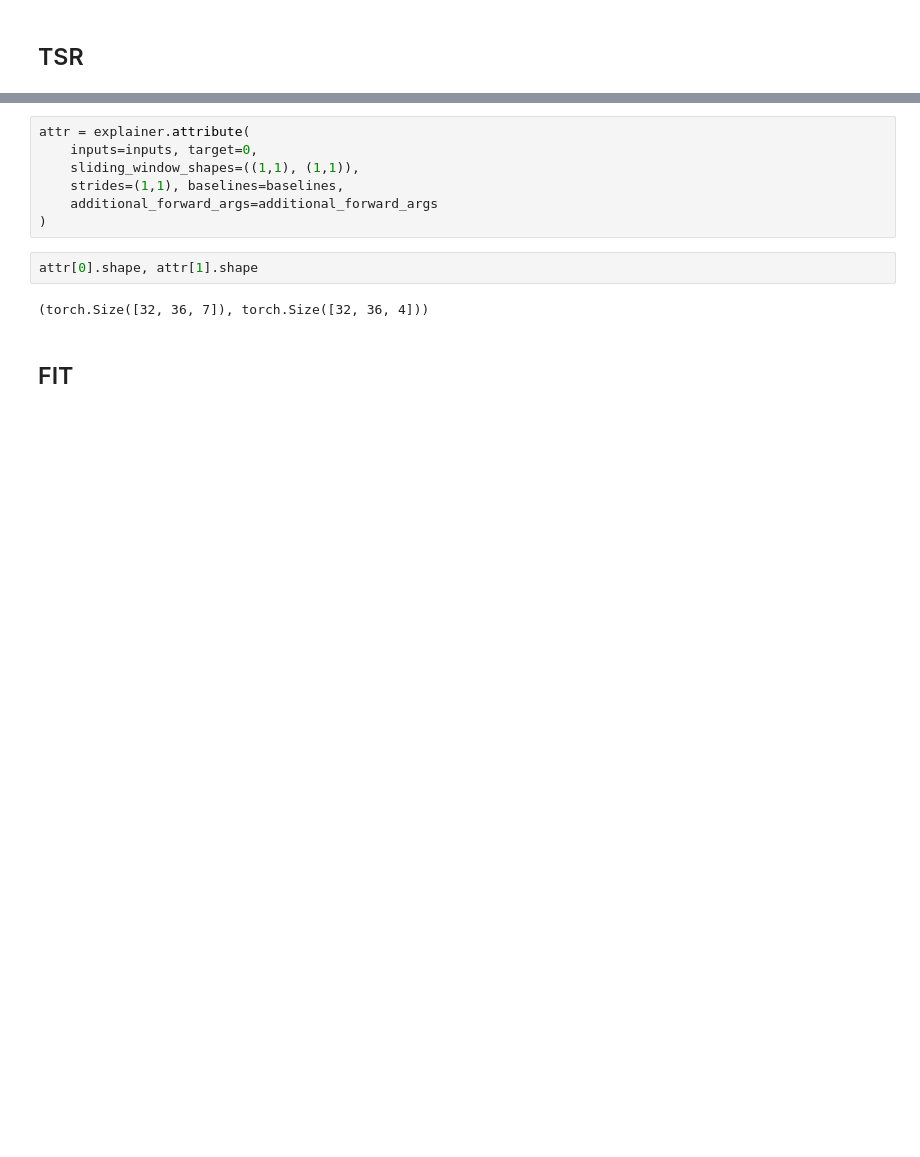
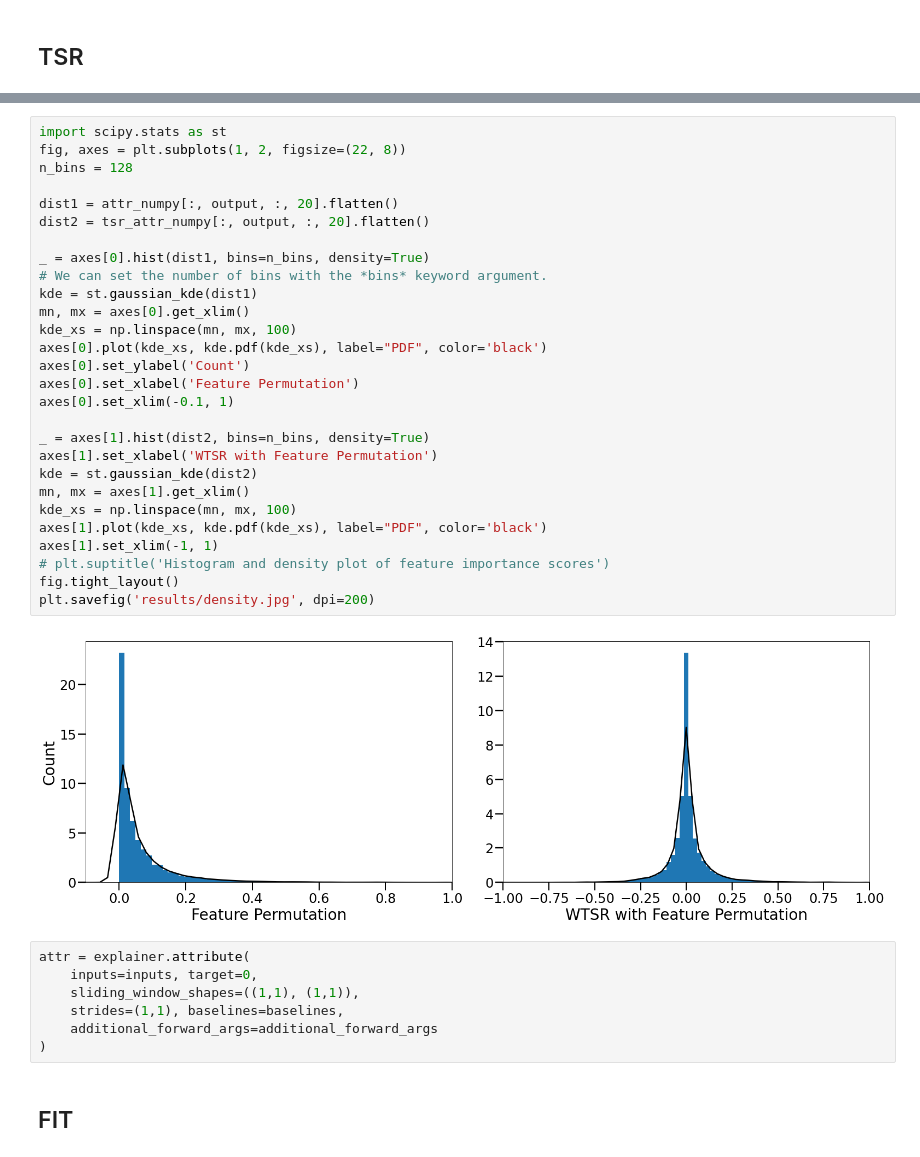
Before and after one commit to UVA-MLSys/SA-Timeseries, a Jupyter notebook: dual_interpret.ipynb, the cells around one changed output, grey strips where cells are left out. Saved outputs shown, nothing was run; the diff lists cells and outputs as text; blank space fills up the shorter version.

```diff
--- a/dual_interpret.ipynb
+++ b/dual_interpret.ipynb
@@ -196,3 +273,33 @@ baselines = get_baseline(inputs, 'zero')
+# %%
+import scipy.stats as st
+fig, axes = plt.subplots(1, 2, figsize=(22, 8))
+n_bins = 128
+
+dist1 = attr_numpy[:, output, :, 20].flatten()
+dist2 = tsr_attr_numpy[:, output, :, 20].flatten()
+
+_ = axes[0].hist(dist1, bins=n_bins, density=True)
+# We can set the number of bins with the *bins* keyword argument.
+kde = st.gaussian_kde(dist1)
+mn, mx = axes[0].get_xlim()
+kde_xs = np.linspace(mn, mx, 100)
+axes[0].plot(kde_xs, kde.pdf(kde_xs), label="PDF", color='black')
+axes[0].set_ylabel('Count')
+axes[0].set_xlabel('Feature Permutation')
+axes[0].set_xlim(-0.1, 1)
+
+_ = axes[1].hist(dist2, bins=n_bins, density=True)
+axes[1].set_xlabel('WTSR with Feature Permutation')
+kde = st.gaussian_kde(dist2)
+mn, mx = axes[1].get_xlim()
+kde_xs = np.linspace(mn, mx, 100)
+axes[1].plot(kde_xs, kde.pdf(kde_xs), label="PDF", color='black')
+axes[1].set_xlim(-1, 1)
+# plt.suptitle('Histogram and density plot of feature importance scores')
+fig.tight_layout()
+plt.savefig('results/density.jpg', dpi=200)
+# %% [output]
+[figure, added]
 # %%
 attr = explainer.attribute(
     inputs=inputs, target=0,
@@ -200,10 +307,6 @@ attr = explainer.attribute(
     strides=(1,1), baselines=baselines,
     additional_forward_args=additional_forward_args
 )
-# %%
-attr[0].shape, attr[1].shape
-# %% [output]
-(torch.Size([32, 36, 7]), torch.Size([32, 36, 4]))
 # %% [markdown]
 ## FIT
 # %%
```
Also changed, not shown: parts of 25 cells of this notebook, 7 other files.
